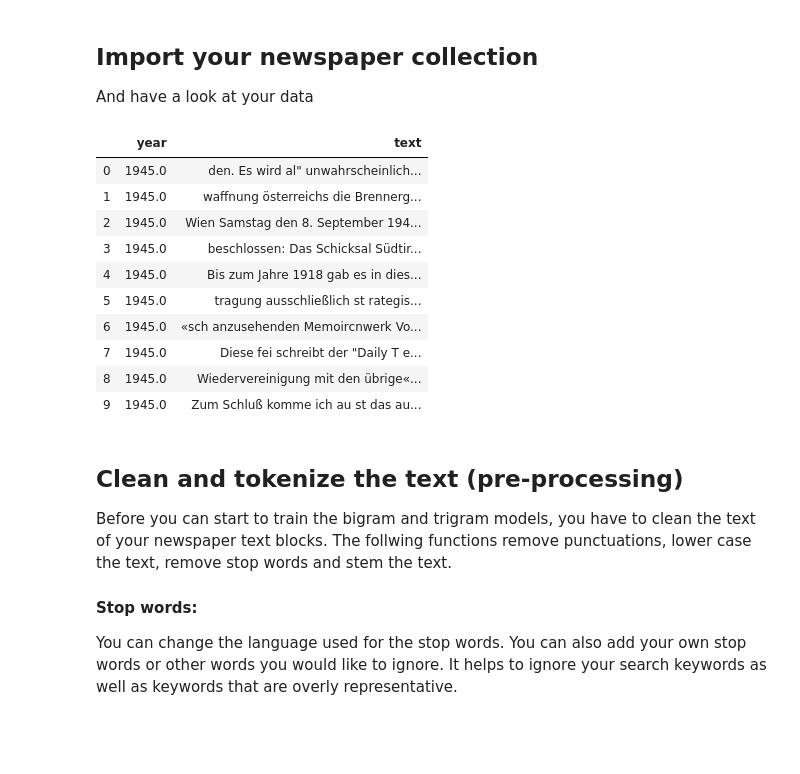
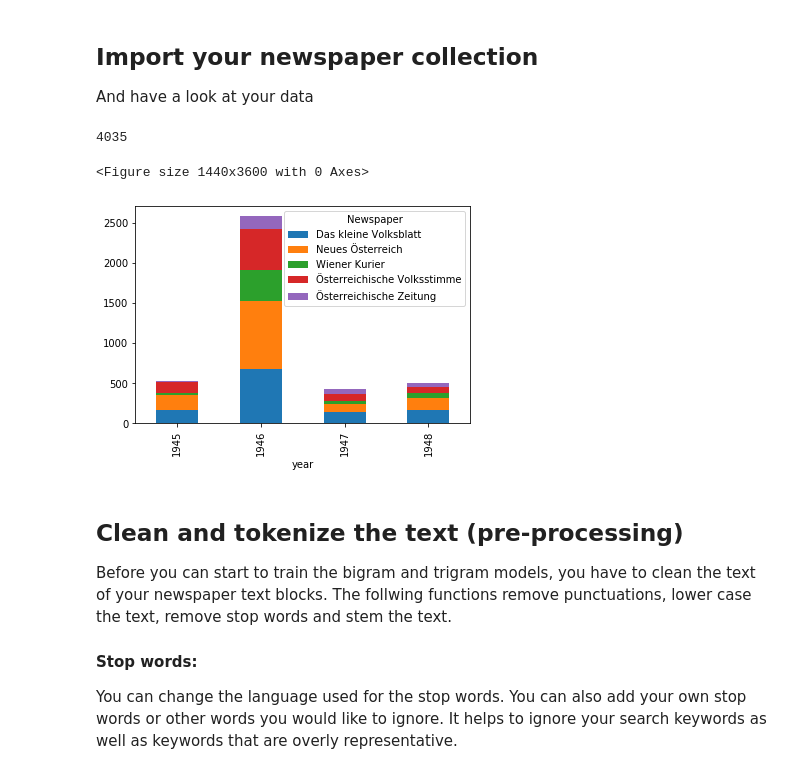
Before and after one commit to NewsEye/NLP-Notebooks-Newspaper-Collections, a Jupyter notebook: n-gram_clouds_notebook.ipynb, the cells around one changed output. Drawn from its saved outputs; the diff is of its cells as text; code cells hidden in the pictures; blank space fills up the shorter version.

```diff
--- a/n-gram_clouds_notebook.ipynb
+++ b/n-gram_clouds_notebook.ipynb
@@ -80,17 +82,14 @@ df = pd.read_csv('y_sudtirol.csv', encoding='latin-1')
-# %%
-df.head(10)
-# %% [output]
-|  | year | text |
-| 0 | 1945.0 | den. Es wird al" unwahrscheinlich... |
-| 1 | 1945.0 | waffnung österreichs die Brennerg... |
-| 2 | 1945.0 | Wien Samstag den 8. September 194... |
-| 3 | 1945.0 | beschlossen: Das Schicksal Südtir... |
-| 4 | 1945.0 | Bis zum Jahre 1918 gab es in dies... |
-| 5 | 1945.0 | tragung ausschließlich st rategis... |
-| 6 | 1945.0 | «sch anzusehenden Memoircnwerk Vo... |
-| 7 | 1945.0 | Diese fei schreibt der "Daily T e... |
-| 8 | 1945.0 | Wiedervereinigung mit den übrige«... |
-| 9 | 1945.0 | Zum Schluß komme ich au st das au... |
+# %%
+len(df)
+# %% [output]
+4035
+# %%
+fig = plt.figure(figsize=(20,50))
+fig = df.groupby(['year','Newspaper']).size().unstack().plot(kind='bar',stacked=True)
+plt.savefig('bar.png', dpi = 300)
+# %% [output]
+<Figure size 1440x3600 with 0 Axes>
+[figure, added]
 # %% [markdown]
 ## Clean and tokenize the text (pre-processing) <a class="anchor" id="5-bullet"></a>
 
```
Also changed, not shown: parts of 11 cells of this notebook.
